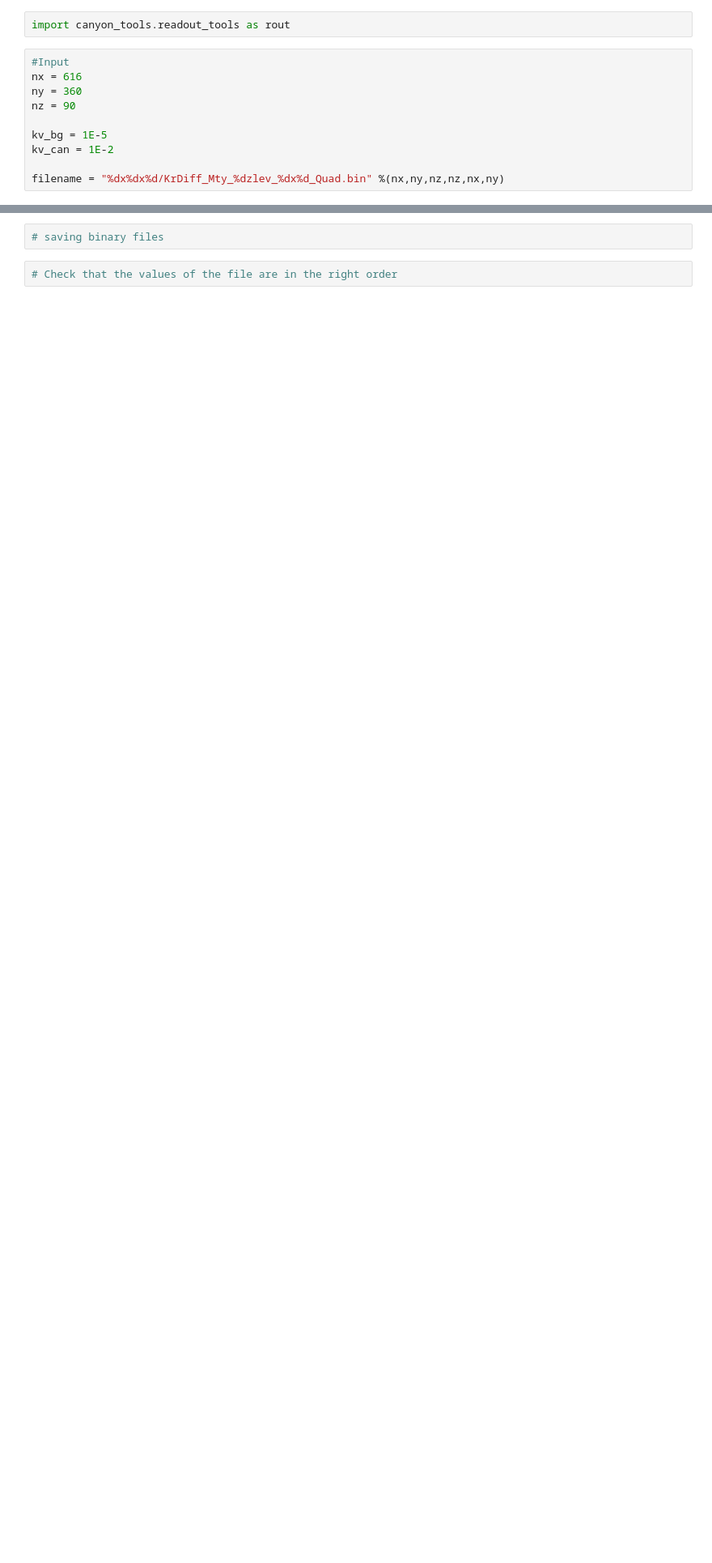
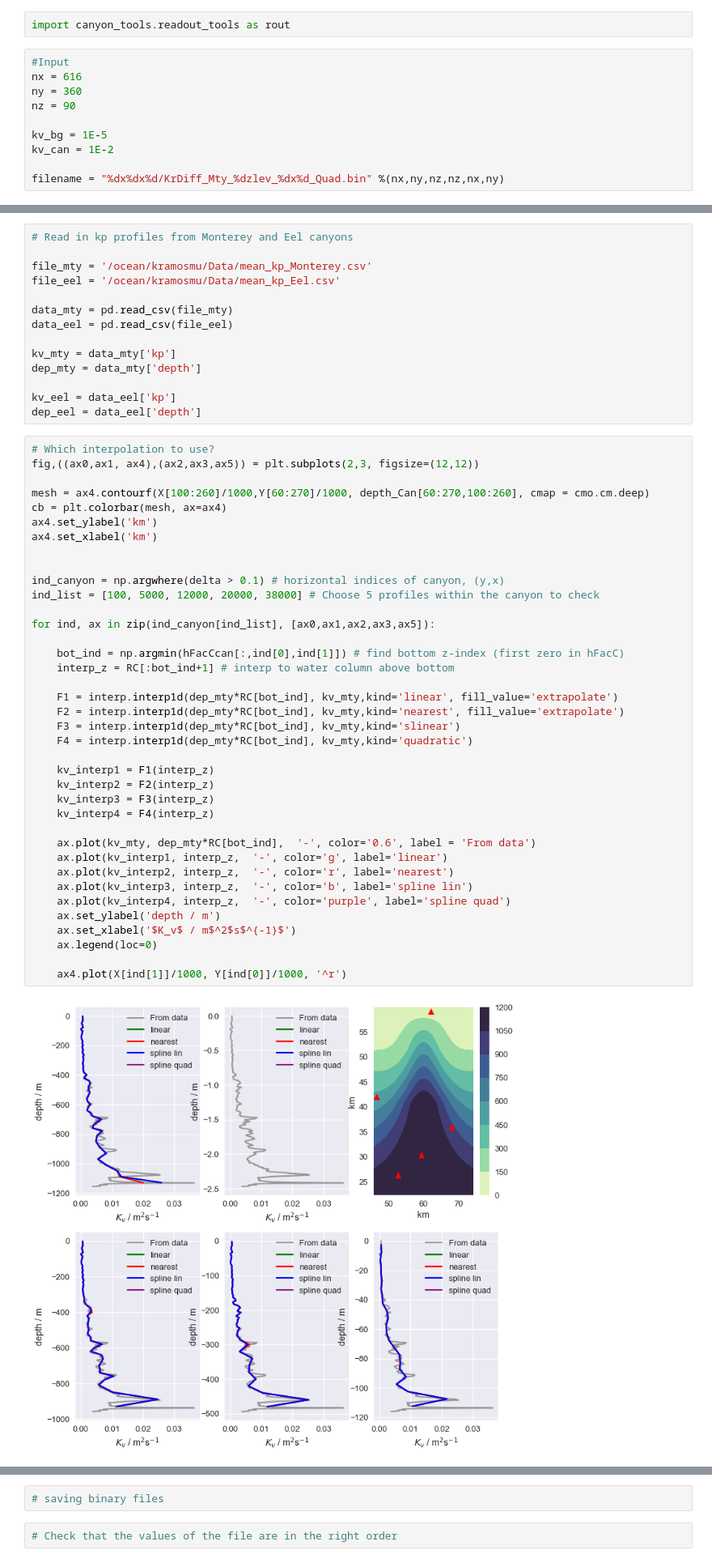
Before and after one commit to UBC-MOAD/buildcanyon, a Jupyter notebook: Stratification/GenerateDiffKrFile_realistic.ipynb, the cells around one changed output, grey strips where cells are left out. Shown at 81% size. Saved outputs shown, nothing was run; the diff lists cells and outputs as text; blank space fills up the shorter version.

Commit message:
3D array of diffusivity using normalized profiles from surface to bottom, need to change to rim through bottom

```diff
--- a/Stratification/GenerateDiffKrFile_realistic.ipynb
+++ b/Stratification/GenerateDiffKrFile_realistic.ipynb
@@ -74,0 +81,54 @@ Text(0,0.5,'km')
+# %%
+# Read in kp profiles from Monterey and Eel canyons
+
+file_mty = '/ocean/kramosmu/Data/mean_kp_Monterey.csv'
+file_eel = '/ocean/kramosmu/Data/mean_kp_Eel.csv'
+
+data_mty = pd.read_csv(file_mty)
+data_eel = pd.read_csv(file_eel)
+
+kv_mty = data_mty['kp']
+dep_mty = data_mty['depth']
+
+kv_eel = data_eel['kp']
+dep_eel = data_eel['depth']
+# %%
+# Which interpolation to use?
+fig,((ax0,ax1, ax4),(ax2,ax3,ax5)) = plt.subplots(2,3, figsize=(12,12))
+
+mesh = ax4.contourf(X[100:260]/1000,Y[60:270]/1000, depth_Can[60:270,100:260], cmap = cmo.cm.deep)
+cb = plt.colorbar(mesh, ax=ax4)
+ax4.set_ylabel('km')
+ax4.set_xlabel('km')
+
+
+ind_canyon = np.argwhere(delta > 0.1) # horizontal indices of canyon, (y,x)
+ind_list = [100, 5000, 12000, 20000, 38000] # Choose 5 profiles within the canyon to check
+
+for ind, ax in zip(ind_canyon[ind_list], [ax0,ax1,ax2,ax3,ax5]):
+
+    bot_ind = np.argmin(hFacCcan[:,ind[0],ind[1]]) # find bottom z-index (first zero in hFacC)
+    interp_z = RC[:bot_ind+1] # interp to water column above bottom
+
+    F1 = interp.interp1d(dep_mty*RC[bot_ind], kv_mty,kind='linear', fill_value='extrapolate')
+    F2 = interp.interp1d(dep_mty*RC[bot_ind], kv_mty,kind='nearest', fill_value='extrapolate')
+    F3 = interp.interp1d(dep_mty*RC[bot_ind], kv_mty,kind='slinear')
+    F4 = interp.interp1d(dep_mty*RC[bot_ind], kv_mty,kind='quadratic')
+
+    kv_interp1 = F1(interp_z)
+    kv_interp2 = F2(interp_z)
+    kv_interp3 = F3(interp_z)
+    kv_interp4 = F4(interp_z)
+
+    ax.plot(kv_mty, dep_mty*RC[bot_ind],  '-', color='0.6', label = 'From data')
+    ax.plot(kv_interp1, interp_z,  '-', color='g', label='linear')
+    ax.plot(kv_interp2, interp_z,  '-', color='r', label='nearest')
+    ax.plot(kv_interp3, interp_z,  '-', color='b', label='spline lin')
+    ax.plot(kv_interp4, interp_z,  '-', color='purple', label='spline quad')
+    ax.set_ylabel('depth / m')
+    ax.set_xlabel('$K_v$ / m$^2$s$^{-1}$')
+    ax.legend(loc=0)
+
+    ax4.plot(X[ind[1]]/1000, Y[ind[0]]/1000, '^r')
+# %% [output]
+[figure, added]
```
Also changed, not shown: parts of 5 cells of this notebook.
